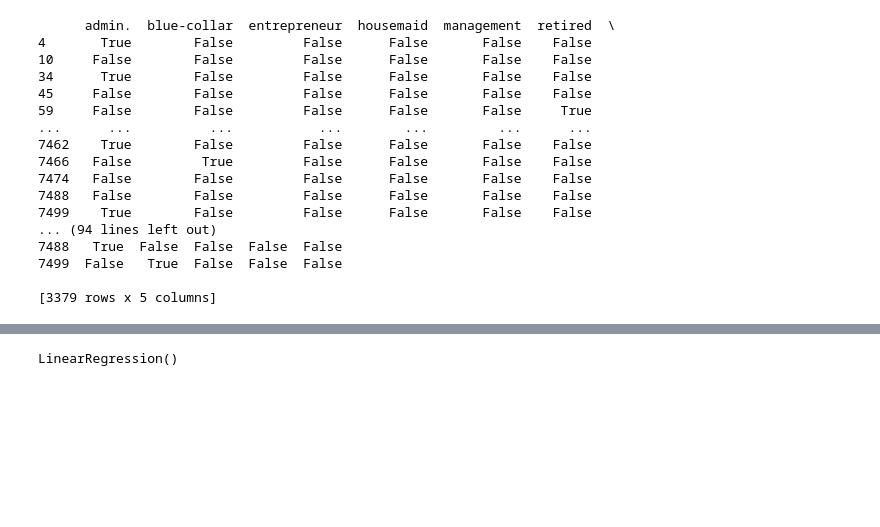
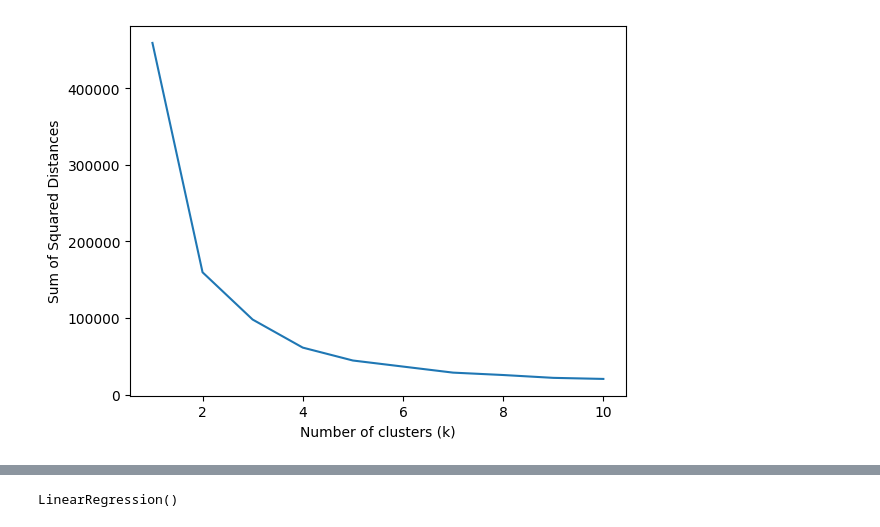
Before and after one commit to david0411/MM5425, a Jupyter notebook: Source/Project/scripts/duration_regression.ipynb, the cells around one changed output, grey strips where cells are left out. Saved outputs shown, nothing was run; the diff lists cells and outputs as text; code cells hidden in the pictures; blank space fills up the shorter version.

```diff
--- a/Source/Project/scripts/duration_regression.ipynb
+++ b/Source/Project/scripts/duration_regression.ipynb
@@ -11,3 +14,26 @@ df =pd.concat([train, test], axis=0)
 df_no_unknown = df[(df['job'] != 'unknown') & (df['education'] != 'unknown') & (df['marital'] != 'unknown') & (df['default'] != 'unknown') & (df['housing'] != 'unknown') & (df['loan'] != 'unknown')]
 # filter previous success cases
 df_prev_success = df_no_unknown[df_no_unknown['poutcome'] == 'success']
+# %%
+cust_features_transform = ['job', 'education', 'marital', 'default', 'housing', 'loan', 'contact']
+# %%
+one_hot_df = df_prev_success['age'].reset_index(drop=True)
+for feature in cust_features_transform:
+    encoder = OneHotEncoder(sparse_output=False)
+    feature_df = pd.DataFrame(encoder.fit_transform(df_prev_success[[feature]]),
+                              columns=encoder.get_feature_names_out([feature])).reset_index(drop=True)
+    one_hot_df = pd.concat([one_hot_df, feature_df], axis=1)
+# %%
+inertia = []
+for nc in range(1,11):
+    kmeans = KMeans(n_clusters=nc, random_state=0).fit(one_hot_df)
+    inertia.append(kmeans.inertia_)
+interias = pd.DataFrame({'n_clusters': range(1, 11), 'inertia': inertia})
+
+plot = interias.plot(x='n_clusters', y='inertia')
+plt.xlabel('Number of clusters (k)')
+plt.ylabel('Sum of Squared Distances')
+plot.legend().set_visible(False)
+plt.show()
+# %% [output]
+[figure, added]
@@ -19,26 +48,7 @@ train_df['housing'] = df_prev_success['housing'].map({'yes': True, 'no': False})
 # %%
-features_transform = ['job', 'education', 'marital',
-                      'contact','month','day_of_week']
+cont_features_transform = ['month','day_of_week']
 
-for feature in features_transform:
+for feature in cont_features_transform:
     feature_df =  pd.get_dummies(df_prev_success[feature])
     train_df = pd.concat([train_df.reset_index(drop=True), feature_df.reset_index(drop=True)], axis=1)
-# %% [output]
-      admin.  blue-collar  entrepreneur  housemaid  management  retired  \
-4       True        False         False      False       False    False
-10     False        False         False      False       False    False
-34      True        False         False      False       False    False
-45     False        False         False      False       False    False
-59     False        False         False      False       False     True
-...      ...          ...           ...        ...         ...      ...
-7462    True        False         False      False       False    False
-7466   False         True         False      False       False    False
-7474   False        False         False      False       False    False
-7488   False        False         False      False       False    False
-7499    True        False         False      False       False    False
-... (94 lines left out)
-7488   True  False  False  False  False
-7499  False   True  False  False  False
-
-[3379 rows x 5 columns]
 # %%
```
Also changed, not shown: parts of 6 cells of this notebook, 1 other file.
